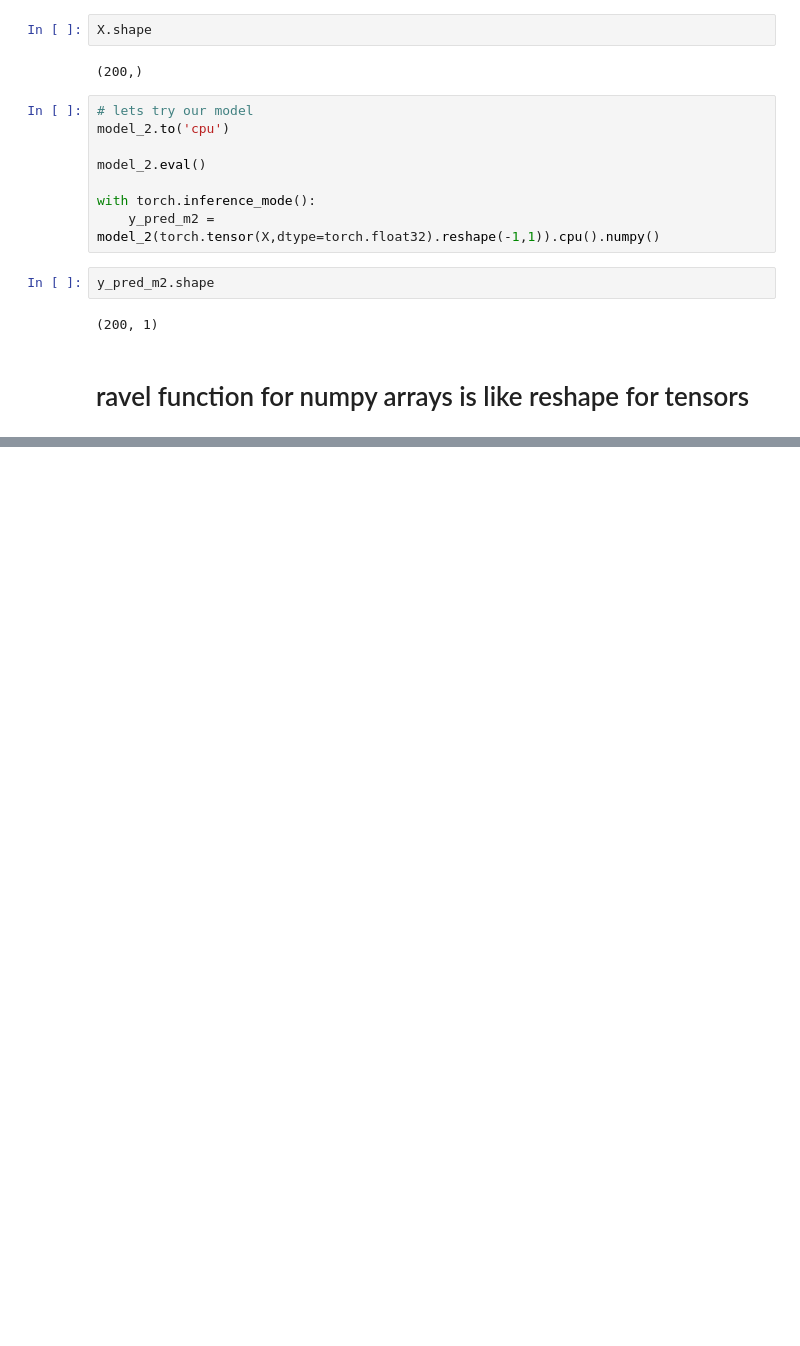
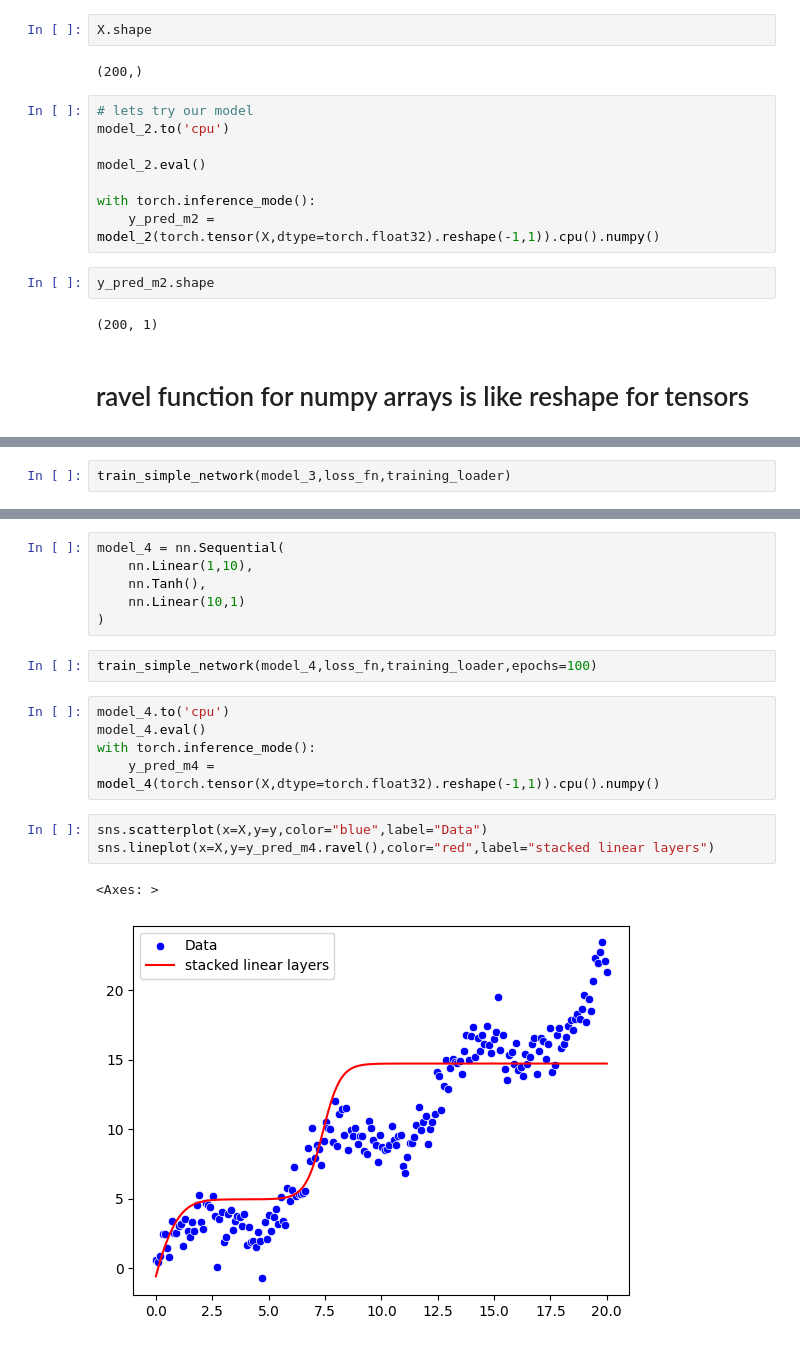
Before and after one commit to Amr-Abdellatif/learn-deep-learning-using-pytorch, a Jupyter notebook: videos_walkthrough/01_starting_pytorch_workflow_video.ipynb, the cells around one changed output, grey strips where cells are left out. Drawn from its saved outputs; the diff is of its cells as text; blank space fills up the shorter version.

```diff
--- a/videos_walkthrough/01_starting_pytorch_workflow_video.ipynb
+++ b/videos_walkthrough/01_starting_pytorch_workflow_video.ipynb
@@ -447,0 +458,2 @@ sns.lineplot(x=X,y=y_pred_m2.ravel(),color='red',label='Linear model')
+# %%
+train_simple_network(model_3,loss_fn,training_loader)
@@ -447,0 +471,19 @@ sns.lineplot(x=X,y=y_pred_m2.ravel(),color='red',label='Linear model')
+# %%
+model_4 = nn.Sequential(
+    nn.Linear(1,10),
+    nn.Tanh(),
+    nn.Linear(10,1)
+)
+# %%
+train_simple_network(model_4,loss_fn,training_loader,epochs=100)
+# %%
+model_4.to('cpu')
+model_4.eval()
+with torch.inference_mode():
+    y_pred_m4 = model_4(torch.tensor(X,dtype=torch.float32).reshape(-1,1)).cpu().numpy()
+# %%
+sns.scatterplot(x=X,y=y,color="blue",label="Data")
+sns.lineplot(x=X,y=y_pred_m4.ravel(),color="red",label="stacked linear layers")
+# %% [output]
+<Axes: >
+[figure, added]
```
Also changed, not shown: parts of 8 cells of this notebook, 5 other files.
